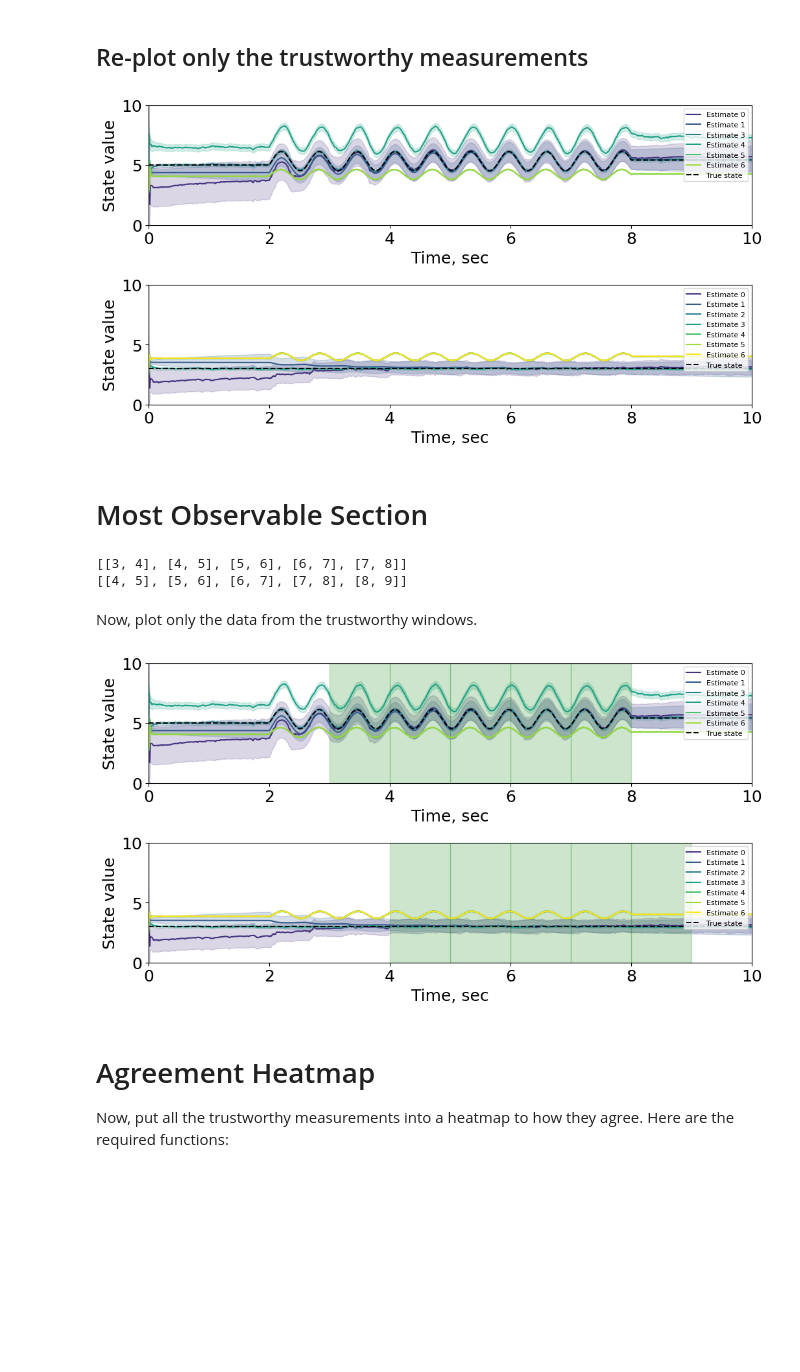
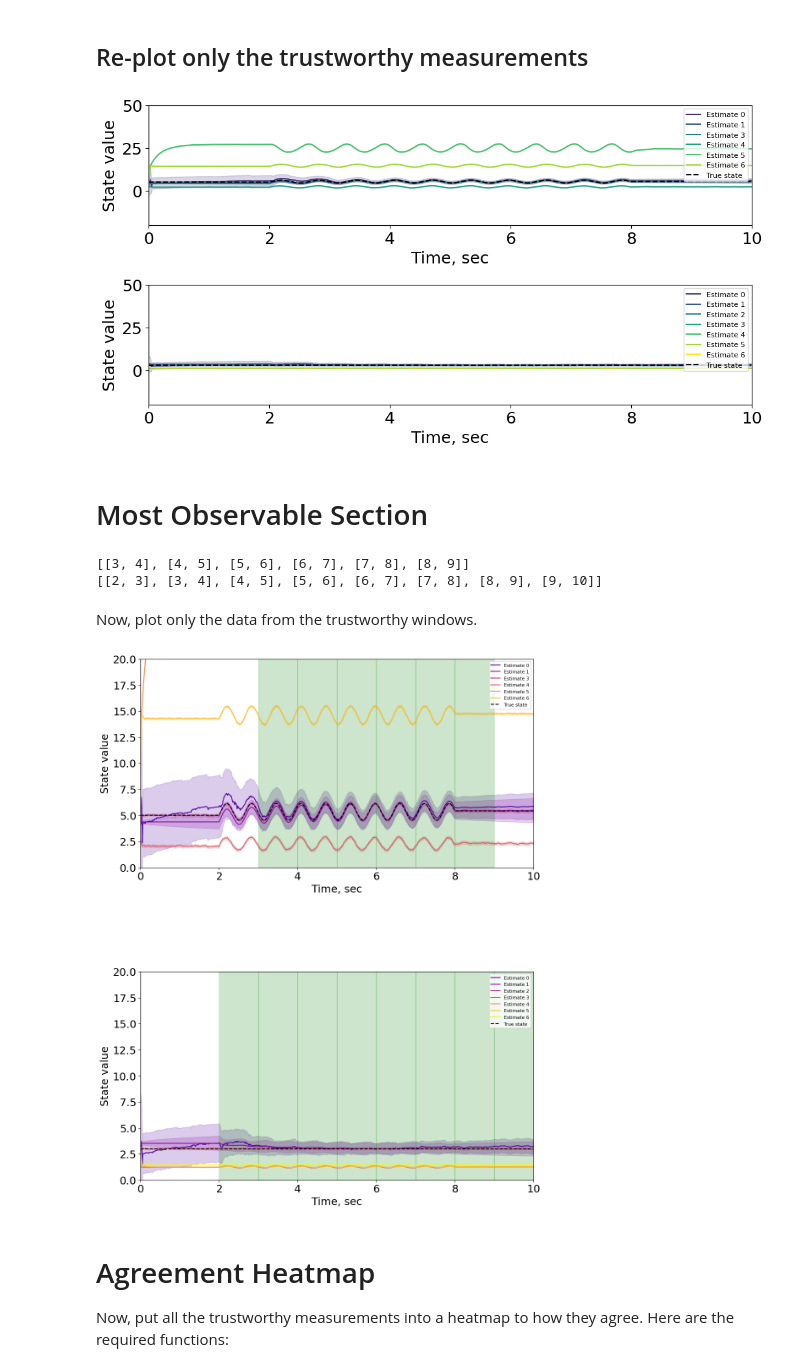
Before and after one commit to jadenmecham/First-Project, a Jupyter notebook: 4 - Nonlinear Camera/5C_EKF_UKF_monocamera_corrected.ipynb, the cells around one changed output. Saved outputs shown, nothing was run; the diff lists cells and outputs as text; code cells hidden in the pictures; blank space fills up the shorter version.

Commit message:
things work? just need to add more sensors now.

```diff
--- a/4 - Nonlinear Camera/5C_EKF_UKF_monocamera_corrected.ipynb
+++ b/4 - Nonlinear Camera/5C_EKF_UKF_monocamera_corrected.ipynb
@@ -160,7 +163,7 @@ def h_d(X, U):
     g, d = np.ravel(X)
     u, = np.ravel(U)
     # define the sensors that I will be giving the EKF
-    sensors = [np.array( [g/d] ), np.array(d**g), np.array(d*d)]
+    sensors = [np.array( [g/d] ), np.array(d**g), np.array(d*g), np.array(d/g), np.array(2*g + 2*d)]
     y = np.atleast_2d(np.hstack(sensors)).T
     return y
 # %% [markdown]
@@ -378,7 +381,7 @@ def trustworthy_plot(num_plots, data, allR, trustworthy_indices, time, states, s
                                 alpha=0.2, color=cmap(j+1))
         axs[i].set_xlabel('Time, sec')
         axs[i].set_ylabel('State value')
-        axs[i].set_ylim([0, 10])
+        axs[i].set_ylim([-20, 50])
         axs[i].set_xlim([0, 10])
         axs[i].plot(time, X[i, :], label='True state', linestyle='--', color='black')
         axs[i].legend(loc='upper right', fontsize=8)
@@ -388,7 +391,7 @@ def trustworthy_plot(num_plots, data, allR, trustworthy_indices, time, states, s
 trustworthy = [trustworthy_x0, trustworthy_x1]
 trustworthy_plot(2, results, R_modified, trustworthy, tsim, ['x0_hat', 'x1_hat'], ['3sigma_x0', '3sigma_x1'])
 # %% [output]
-[figure, old version]
+[figure, new version]
 # %% [markdown]
 # Most Observable Section
 # %%
@@ -416,46 +419,46 @@ def find_trustworthy_windows(data, state, sigma, trustworthy_indices, threshold)
             continue
     return trustworthy_windows
 
-trustworthy_windows_x0 = find_trustworthy_windows(results, 'x0_hat', '3sigma_x0', trustworthy_x0, 0.4)
-trustworthy_windows_x1 = find_trustworthy_windows(results, 'x1_hat', '3sigma_x1', trustworthy_x1, 0.2)
+trustworthy_windows_x0 = find_trustworthy_windows(results, 'x0_hat', '3sigma_x0', trustworthy_x0, 0.45)
+trustworthy_windows_x1 = find_trustworthy_windows(results, 'x1_hat', '3sigma_x1', trustworthy_x1, 0.3)
 print(trustworthy_windows_x0)
 print(trustworthy_windows_x1)
 # %% [output]
-[[3, 4], [4, 5], [5, 6], [6, 7], [7, 8]]
-[[4, 5], [5, 6], [6, 7], [7, 8], [8, 9]]
+[[3, 4], [4, 5], [5, 6], [6, 7], [7, 8], [8, 9]]
+[[2, 3], [3, 4], [4, 5], [5, 6], [6, 7], [7, 8], [8, 9], [9, 10]]
 # %% [markdown]
 Now, plot only the data from the trustworthy windows.
 # %%
 def trustworthy_plot(num_plots, data, allR, trustworthy_indices, time, states, sigmas, highlighted_windows):
-    fig, axs = plt.subplots(num_plots, 1, figsize=(12, 6))
+    fig, axs = plt.subplots(num_plots, 1, figsize=(12, 16))
     fig.subplots_adjust(hspace=0.5)
-    cmap = plt.get_cmap('viridis', len(allR)+1)
+    cmap = plt.get_cmap('plasma', len(allR)+1)
 
     for i in range(num_plots):
         indices = trustworthy_indices[i]
         for j in range(len(indices)):
             state_array = np.asarray(data[indices[j]][states[i]], dtype=float)
             sigma_array = np.asarray(data[indices[j]][sigmas[i]], dtype=float)
             axs[i].plot(time, state_array, label=f'Estimate {indices[j]}', color=cmap(j+1))
             axs[i].fill_between(time, state_array - sigma_array, state_array + sigma_array,
                                 alpha=0.2, color=cmap(j+1))
         axs[i].set_xlabel('Time, sec')
         axs[i].set_ylabel('State value')
-        axs[i].set_ylim([0, 10])
+        axs[i].set_ylim([0, 20])
         axs[i].set_xlim([0, 10])
         axs[i].plot(time, X[i, :], label='True state', linestyle='--', color='black')
         axs[i].legend(loc='upper right', fontsize=8)
     # highlight the trsutworthy windows with green
     for i in range(len(highlighted_windows)):
         for j in range(len(highlighted_windows[i])):
             axs[i].axvspan(highlighted_windows[i][j][0], highlighted_windows[i][j][1], color='green', alpha=0.2)
     plt.show()
 
 trustworthy = [trustworthy_x0, trustworthy_x1]
 windows = [trustworthy_windows_x0, trustworthy_windows_x1]
 trustworthy_plot(2, results, R_modified, trustworthy, tsim, ['x0_hat', 'x1_hat'], ['3sigma_x0', '3sigma_x1'], windows)
 # %% [output]
-[figure, old version]
+[figure, new version]
 # %% [markdown]
 # Agreement Heatmap
 Now, put all the trustworthy measurements into a heatmap to how they agree. Here are the required functions:
```
Also changed, not shown: parts of 7 cells of this notebook.
